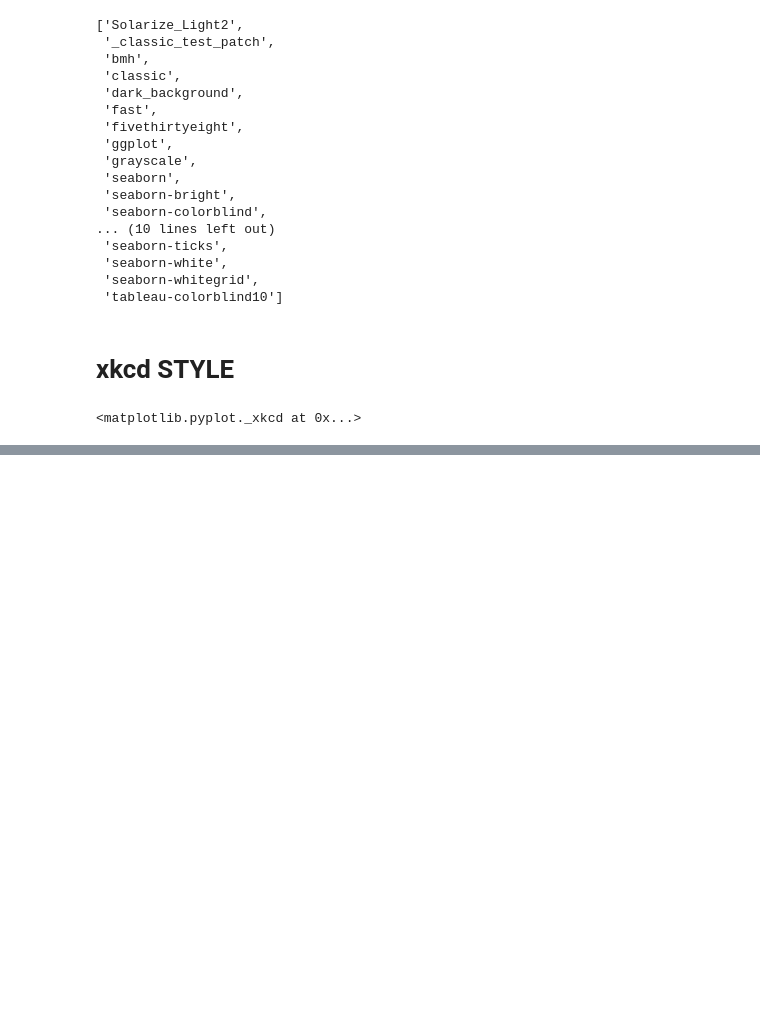
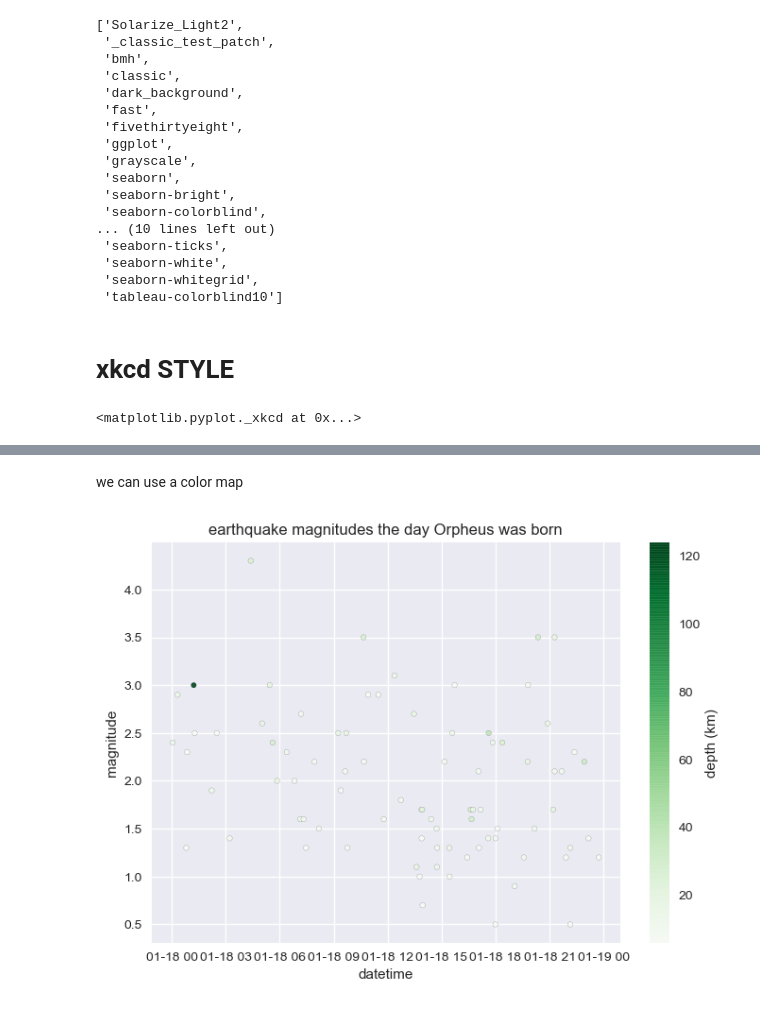
Before and after one commit to float3rs/dL, a Jupyter notebook: jupy/tutorial10.ipynb, the cells around one changed output, grey strips where cells are left out. Cells and saved outputs as stored; diff of their text form; code cells hidden in the pictures; blank space fills up the shorter version.

```diff
--- a/jupy/tutorial10.ipynb
+++ b/jupy/tutorial10.ipynb
@@ -485,0 +549,14 @@ pyplot.xkcd()
+# %% [markdown]
+we can use a color map
+# %%
+pyplot.style.use('seaborn')
+pyplot.scatter(df_orpheus.index, df_orpheus['magnitude'], s=16, marker='o',
+    edgecolors='black', linewidth=0.1, alpha=0.90, cmap='Greens', c=colors) # s: size, c: colors
+pyplot.title('earthquake magnitudes the day Orpheus was born')
+pyplot.xlabel('datetime')
+pyplot.ylabel('magnitude')
+pyplot.grid(True)
+cbar = pyplot.colorbar()
+cbar.set_label('depth (km)')
+# %% [output]
+[figure, added]
```
Also changed, not shown: parts of 23 cells of this notebook, 1 other file.
